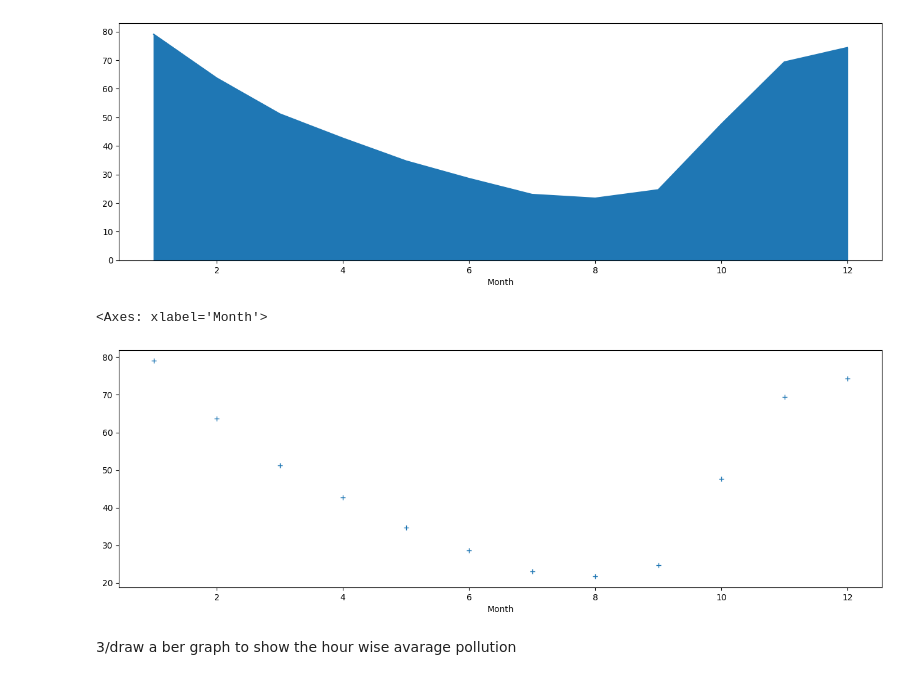
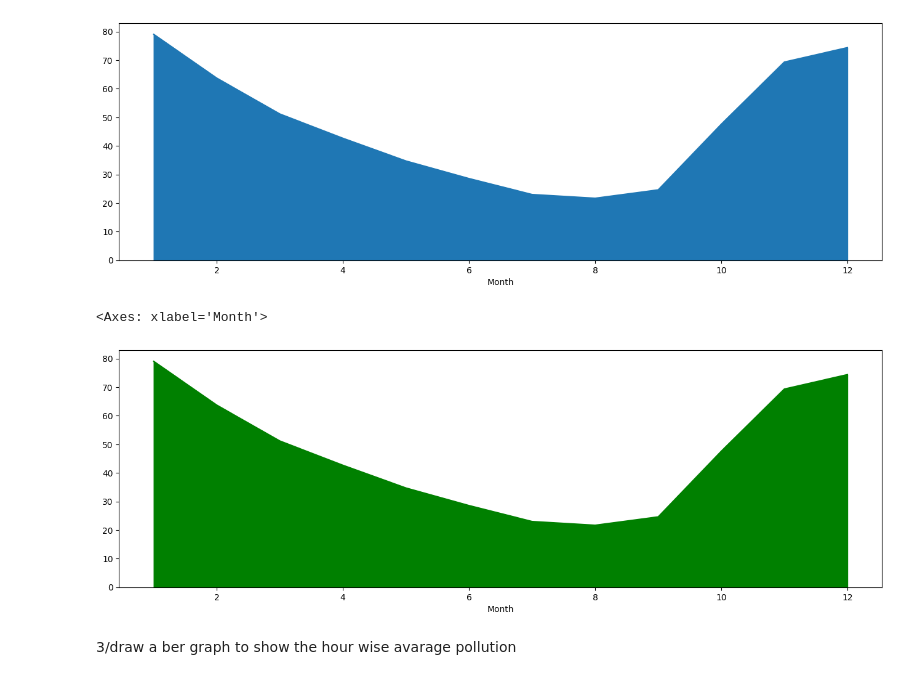
Before and after one commit to khodezatulk/small_project, a Jupyter notebook: air_quality.ipynb, the cells around one changed output. Saved outputs shown, nothing was run; the diff lists cells and outputs as text; code cells hidden in the pictures.

```diff
--- a/air_quality.ipynb
+++ b/air_quality.ipynb
@@ -185,10 +190,10 @@ month_avg.plot(kind='area',figsize=(16,5))
 <Axes: xlabel='Month'>
 [figure]
 # %%
-month_avg.plot(kind='line',figsize=(16,5),style='+')
+month_avg.plot(kind='area',figsize=(16,5),color='green')
 # %% [output]
 <Axes: xlabel='Month'>
-[figure, old version]
+[figure, new version]
 # %% [markdown]
 3/draw a ber graph to show the hour wise avarage pollution
 # %%
```
Also changed, not shown: parts of 15 cells of this notebook.
